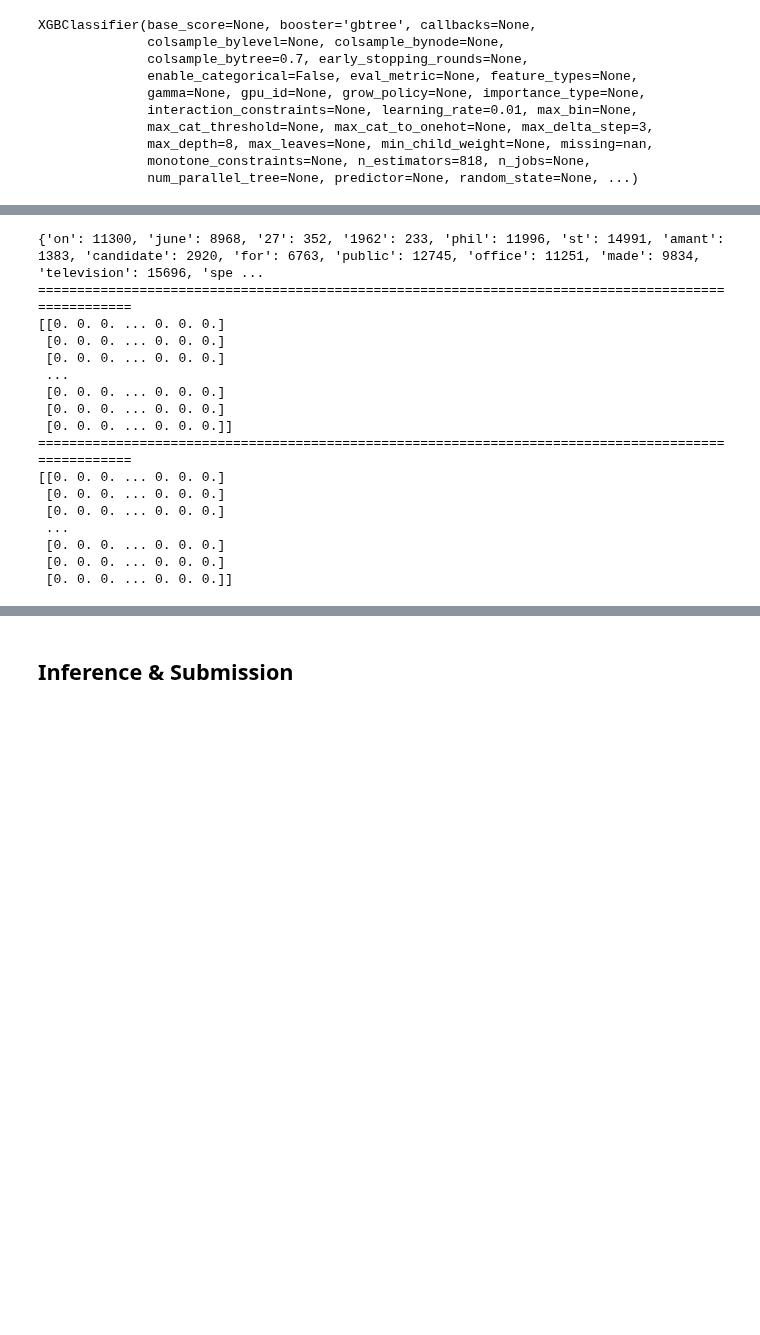
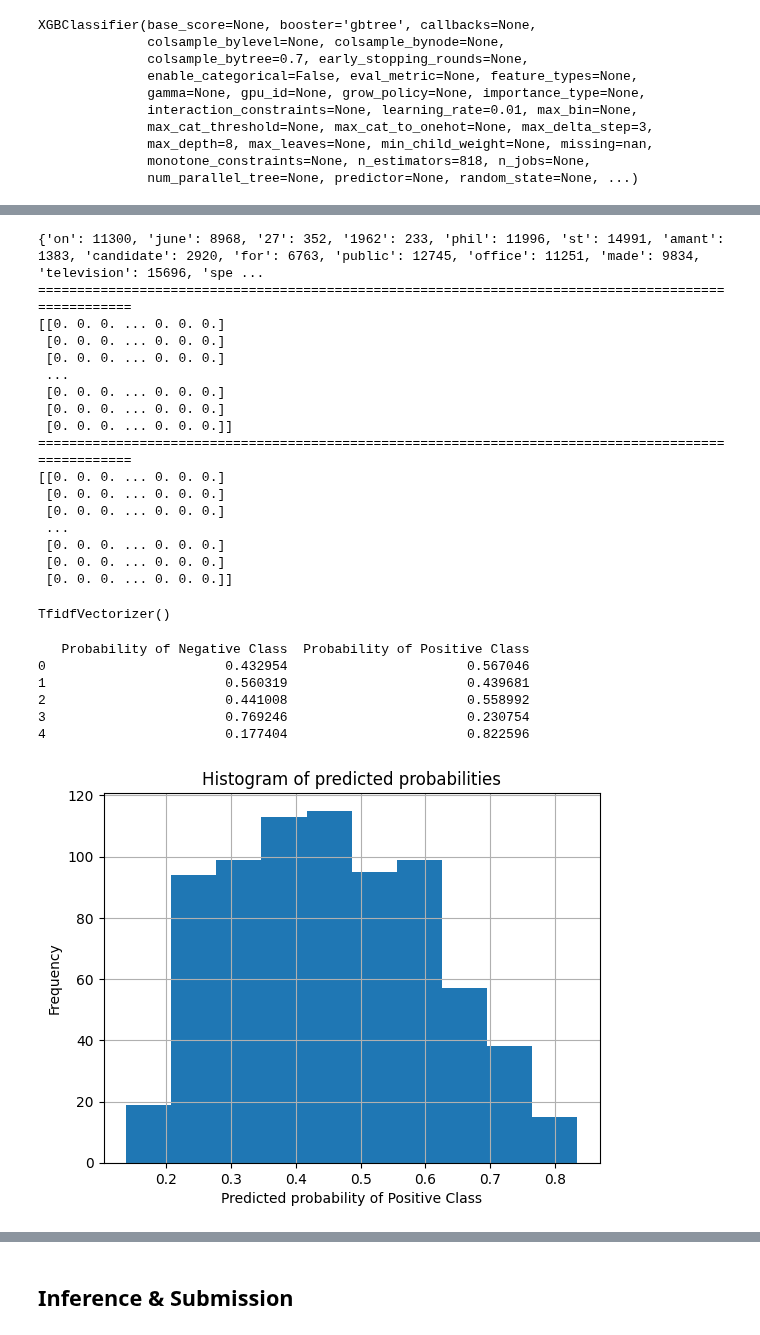
Before and after one commit to dlsco123/mtvsDacon, a Jupyter notebook: [mtvs]nic.ipynb, the cells around one changed output, grey strips where cells are left out. Drawn from its saved outputs; the diff is of its cells as text; code cells hidden in the pictures; blank space fills up the shorter version.

```diff
--- a/[mtvs]nic.ipynb
+++ b/[mtvs]nic.ipynb
@@ -285,7 +284,7 @@ from sklearn.model_selection import GridSearchCV
 
 xgb = XGBClassifier(
                     booster = 'gbtree',
-                    scale_pos_weight=5,
+                    scale_pos_weight=0.25,
                     learning_rate=0.01,
                     colsample_bytree = 0.7,
                     subsample = 0.5,
@@ -327,10 +328,12 @@ xgb.score(X_test, y_test)
 # %%
+
 tfidfv = TfidfVectorizer().fit(train['facts'])
 print(tfidfv.vocabulary_)
 print("="*100)
 print(tfidfv.transform(train['facts']).toarray())
 print("="*100)
 print(tfidfv.fit_transform(train['facts']).toarray())
+tfidfv
 # %% [output]
 {'on': 11300, 'june': 8968, '27': 352, '1962': 233, 'phil': 11996, 'st': 14991, 'amant': 1383, 'candidate': 2920, 'for': 6763, 'public': 12745, 'office': 11251, 'made': 9834, 'television': 15696, 'spe ...
 ====================================================================================================
@@ -349,3 +352,25 @@ print(tfidfv.fit_transform(train['facts']).toarray())
  [0. 0. 0. ... 0. 0. 0.]
  [0. 0. 0. ... 0. 0. 0.]
  [0. 0. 0. ... 0. 0. 0.]]
+TfidfVectorizer()
+# %%
+# Convert prediction results to a DataFrame
+df_pred = pd.DataFrame(y_pred, columns=['Probability of Negative Class', 'Probability of Positive Class'])
+
+# Print the first few rows
+print(df_pred.head())
+
+# Plot a histogram of probabilities for the positive class
+df_pred['Probability of Positive Class'].hist()
+plt.xlabel('Predicted probability of Positive Class')
+plt.ylabel('Frequency')
+plt.title('Histogram of predicted probabilities')
+plt.show()
+# %% [output]
+   Probability of Negative Class  Probability of Positive Class
+0                       0.432954                       0.567046
+1                       0.560319                       0.439681
+2                       0.441008                       0.558992
+3                       0.769246                       0.230754
+4                       0.177404                       0.822596
+[figure, added]
```
Also changed, not shown: parts of 29 cells of this notebook.
